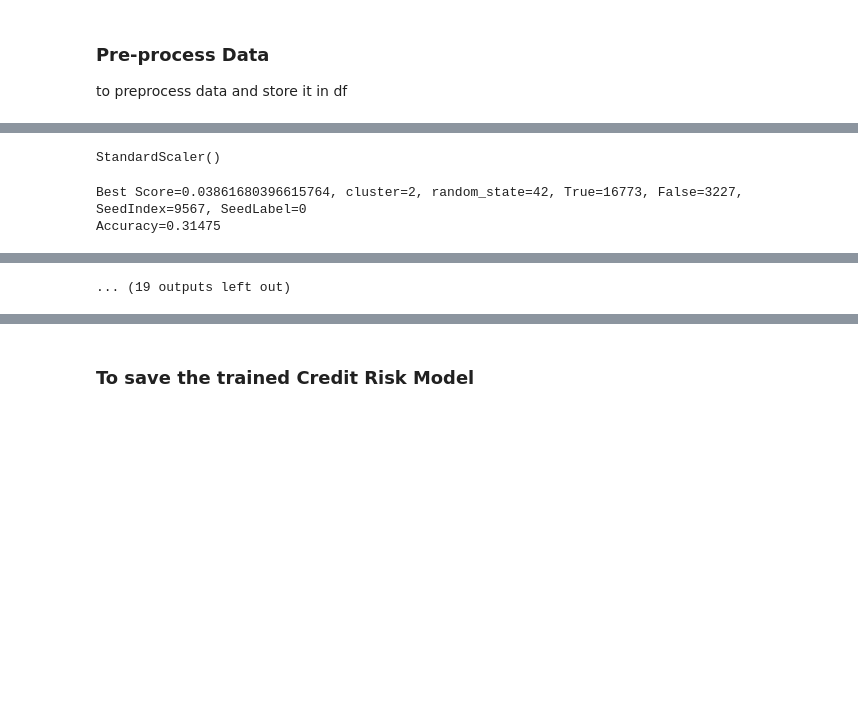
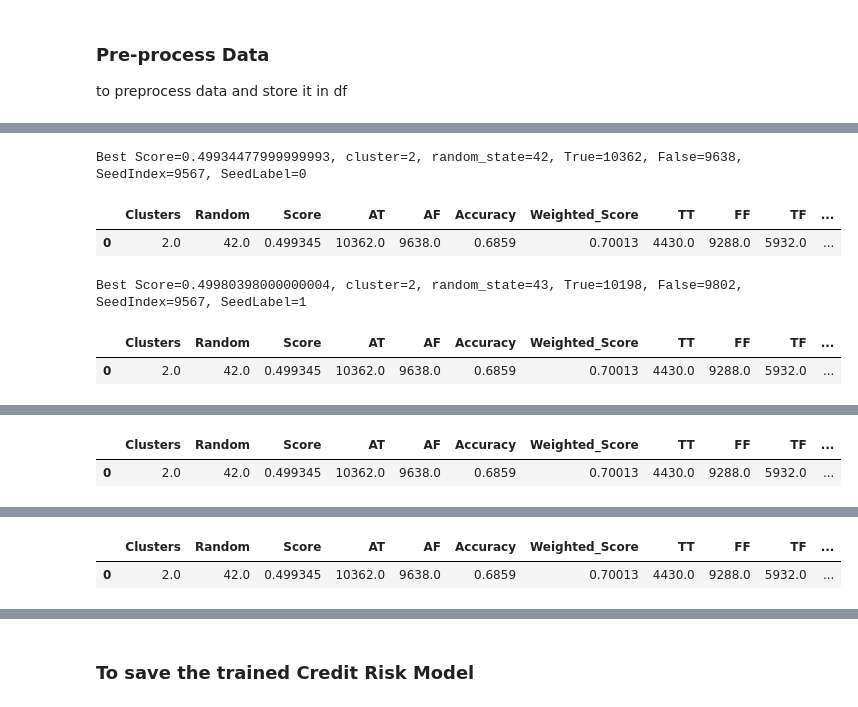
Before and after one commit to jp-eagle/VLC-SCAI012-24-0652, a Jupyter notebook: Loan/JPE-CapStone-CreditRisk.ipynb, the cells around one changed output, grey strips where cells are left out. Drawn from its saved outputs; the diff is of its cells as text; code cells hidden in the pictures; blank space fills up the shorter version.

```diff
--- a/Loan/JPE-CapStone-CreditRisk.ipynb
+++ b/Loan/JPE-CapStone-CreditRisk.ipynb
@@ -306,13 +306,13 @@ df = pd.concat([df, df_onehot], axis=1)
 FeatureFieldOH
 
 # Object Feature Fields in Factorize encoding
-# FeatureFieldOH=[]
-# for f in FeatureFieldO:
-#     fn = f + "_Fac"
-#     FeatureFieldOH.append(fn)
-#     df[fn] = df[f].factorize()[0]
-# df[FeatureFieldOH] = df[FeatureFieldOH].astype('float64')
-# FeatureFieldOH
+FeatureFieldOF=[]
+for f in FeatureFieldO:
+    fn = f + "_Fac"
+    FeatureFieldOF.append(fn)
+    df[fn] = df[f].factorize()[0]
+df[FeatureFieldOF] = df[FeatureFieldOF].astype('float64')
+FeatureFieldOF
 
 # to categorize the Number feature fields into number of bins
 FeatureFieldNH = []
@@ -428,7 +434,7 @@ hp_c = 0.01 # for IsolationForest contamination
 ifm = IsolationForest(random_state=48, contamination=0.01)
 
 # to fit the model to the data
-ifm.fit(X)
+a = ifm.fit(X)
 
 # to predict Outliers (1 for inliers, -1 for outliers)
 ifm_predict = pd.DataFrame(ifm.predict(X), index=X.index)
@@ -461,7 +466,7 @@ hp_r = 42 # random_state
 
 # to standardize the data
 scaler = StandardScaler()
-scaler.fit(X)
+a = scaler.fit(X)
 X_scaled = pd.DataFrame(scaler.transform(X), columns=X.columns, index=X.index) # to align the index
 
 best_model = None
@@ -469,61 +474,78 @@ best_labels = None
 best_score = -1
 eval_result = pd.DataFrame()
 for c in range(hp_c, hp_c + 5):
-    for r in range(hp_r, hp_r + 2):
-        # To use GaussianMixture model for clustering, approve/reject
-        model = GaussianMixture(n_components=c, init_params="random", random_state=r)
-        # model = KMeans(n_clusters=c, init='k-means++', random_state=r)
+    for r in range(hp_r, hp_r + 3):
+        # To use GaussianMixture Model
+        # model = GaussianMixture(n_components=c, init_params="random", random_state=r)
+        # To use KMeans
+        model = KMeans(n_clusters=c, init='k-means++', random_state=r)
 
         # to standardize the labels
-        labels = model.fit_predict(X_scaled)
+        a = model.fit(X_scaled)
+        labels = model.predict(X_scaled)
         b = pd.DataFrame({"LoanApprovedAIl": labels}, index=X_scaled.index)
         b["LoanApprovedAI"] = b["LoanApprovedAIl"] == b.loc[LoanApprovedSeed.index[0]][0]
 
         # to evaluate the picking of cluster
         t = b["LoanApprovedAI"].value_counts()[True]
         f = b["LoanApprovedAI"].value_counts()[False]
-        score = -abs(t - f)/(t + f) # Negative Balance Ratio, assume the gap between False and True, smaller is better, ie. Approve and Reject is similar
-        score = abs(t - f)/(t + f) # Balance Ratio, assume the gap between False and True, bigger is better, ie. lesser Approve is better
-        score = min(t, f) / max(t, f) # Class Balance Measure, assume Approve and Reject is similar
+        # score = -abs(t - f)/(t + f) # Negative Balance Ratio, assume the gap between False and True, smaller is better, ie. Approve and Reject is similar
+        # score = abs(t - f)/(t + f) # Balance Ratio, assume the gap between False and True, bigger is better, ie. lesser Approve is better
+        # score = min(t, f) / max(t, f) # Class Balance Measure, assume Approve and Reject is similar
+        # score = calinski_harabasz_score(X, labels) # Calinski-Harabasz. higher is better
+        # score = silhouette_score(X, labels) # Silhouette Coefficient measures how similar a data point is to its own cluster compared to other clusters.
         score = 1 - (t/(t + f))**2 - (f/(t + f))**2 # Gini Coefficient, assume Approve and Reject is similar
-        # score = calinski_harabasz_score(X, labels) # Calinski-Harabasz. higher is better
-        score = silhouette_score(X, labels) # Silhouette Coefficient measures how similar a data point is to its own cluster compared to other clusters.
         if score > best_score: # score is better
             best_model = model
             best_labels = b
             best_score = score
             print(f"Best Score={score}, cluster={c}, random_state={r}, True={t}, False={f}, SeedIndex={LoanApprovedSeed.index[0]}, SeedLabel={b.iat[LoanApprovedSeed.index[0], 0]}")
         else: # score is not better
             print(f"Score={score}, cluster={c}, random_state={r}, True={t}, False={f}, SeedIndex={LoanApprovedSeed.index[0]}, SeedLabel={b.iat[LoanApprovedSeed.index[0], 0]}")
 
         C = pd.DataFrame()
         C["LoanApproved"] = Y["LoanApproved"]
         C["LoanApprovedAI"] = b["LoanApprovedAI"]
         C["LoanApprovedCompare"] = C["LoanApproved"] == C["LoanApprovedAI"]
+        la_tf = C.groupby(["LoanApprovedAI", "LoanApproved"]).size()
 
-        accuracy = C["LoanApprovedCompare"].value_counts()[True]/(C["LoanApprovedCompare"].value_counts()[True] + C["LoanApprovedCompare"].value_counts()[False])
-        print(f"Accuracy={accuracy}")
+        # Custom weights
+        W_TT = 1.0   # TT (True Positives), Actual Value is same as Predicted Value, both are True
+        W_FF = 0.7   # FF (True Negatives), Actual Value is same as Predicted Value, both are False
+        W_TF = 0.5   # TF (False Negatives), Actual Value is False, Predicted Value is True
+        W_FT = 0.3   # FT (False Positives), Actual Value is True, Predicted Value is False
+
+        TP = la_tf.loc[(True,True)]  # True Positive (TT)
+        TN = la_tf.loc[(False,False)]  # True Negative (FF)
+        FN = la_tf.loc[(True,False)]  # False Negative (TF)
+        FP = la_tf.loc[(False,True)]  # False Positive (FT)
+        total = TP + TN + FN + FP
+
+        accuracy = (TP + TN)/total
+        weighted = ((W_TT * TP) + (W_FF * TN) + (W_TF * FN) + (W_FT * FP)) / total
 
         # to keep the evaluation result
-        la_tf = C.groupby(["LoanApprovedAI", "LoanApproved"]).size()
-        r = pd.Series({"Clusters": c, "Random": r, "Score": score,"AT": t, "AF": f, "Accuracy": accuracy, "TT": la_tf.loc[(True,True)], "FF": la_tf.loc[(False,False)], "TF": la_tf.loc[(True,False)], "FT": la_tf.loc[(False,True)]})
-        eval_result = pd.concat([eval_result, r.to_frame().T], ignore_index=True)
-        r
+        e = pd.Series({"Clusters": c, "Random": r, "Score": score, "AT": t, "AF": f, "Accuracy": accuracy, "Weighted_Score": weighted, "TT": TP, "FF": TN, "TF": FN, "FT": FP})
+        eval_result = pd.concat([eval_result, e.to_frame().T], ignore_index=True)
+        eval_result.head(1)
 
-        b.value_counts()
+        # b.value_counts()
 
 # to keep the label
 Y["LoanApprovedAIl"] = best_labels["LoanApprovedAIl"]
 # to mark LoanApprovedAI of current loop as True if the label is same as the label of the seed record
 Y["LoanApprovedAI"] = best_labels["LoanApprovedAI"]
 Y["LoanApprovedCompare"] = Y["LoanApproved"] == Y["LoanApprovedAI"]
 
 # Predict the component labels for each data point
 
 # Print the means and covariances of the components
 # print("Means:", gmm.means_)
 # print("Covariances:", gmm.covariances_)
 # %% [output]
-StandardScaler()
+Best Score=0.49934477999999993, cluster=2, random_state=42, True=10362, False=9638, SeedIndex=9567, SeedLabel=0
+|  | Clusters | Random | Score | AT | AF | Accuracy | Weighted_Score | TT | FF | TF | ... |
+| 0 | 2.0 | 42.0 | 0.499345 | 10362.0 | 9638.0 | 0.6859 | 0.70013 | 4430.0 | 9288.0 | 5932.0 | ... |
-Best Score=0.03861680396615764, cluster=2, random_state=42, True=16773, False=3227, SeedIndex=9567, SeedLabel=0
-Accuracy=0.31475
+Best Score=0.49980398000000004, cluster=2, random_state=43, True=10198, False=9802, SeedIndex=9567, SeedLabel=1
+|  | Clusters | Random | Score | AT | AF | Accuracy | Weighted_Score | TT | FF | TF | ... |
+| 0 | 2.0 | 42.0 | 0.499345 | 10362.0 | 9638.0 | 0.6859 | 0.70013 | 4430.0 | 9288.0 | 5932.0 | ... |
@@ -540,0 +553,2 @@ dtype: float64
+|  | Clusters | Random | Score | AT | AF | Accuracy | Weighted_Score | TT | FF | TF | ... |
+| 0 | 2.0 | 42.0 | 0.499345 | 10362.0 | 9638.0 | 0.6859 | 0.70013 | 4430.0 | 9288.0 | 5932.0 | ... |
@@ -544,0 +556,2 @@ Name: count, dtype: int64
+|  | Clusters | Random | Score | AT | AF | Accuracy | Weighted_Score | TT | FF | TF | ... |
+| 0 | 2.0 | 42.0 | 0.499345 | 10362.0 | 9638.0 | 0.6859 | 0.70013 | 4430.0 | 9288.0 | 5932.0 | ... |
@@ -593,4 +565,3 @@ dtype: float64
-... (19 outputs left out)
 # %%
 eval_result
 
```
Also changed, not shown: parts of 8 cells of this notebook, 7 other files.
